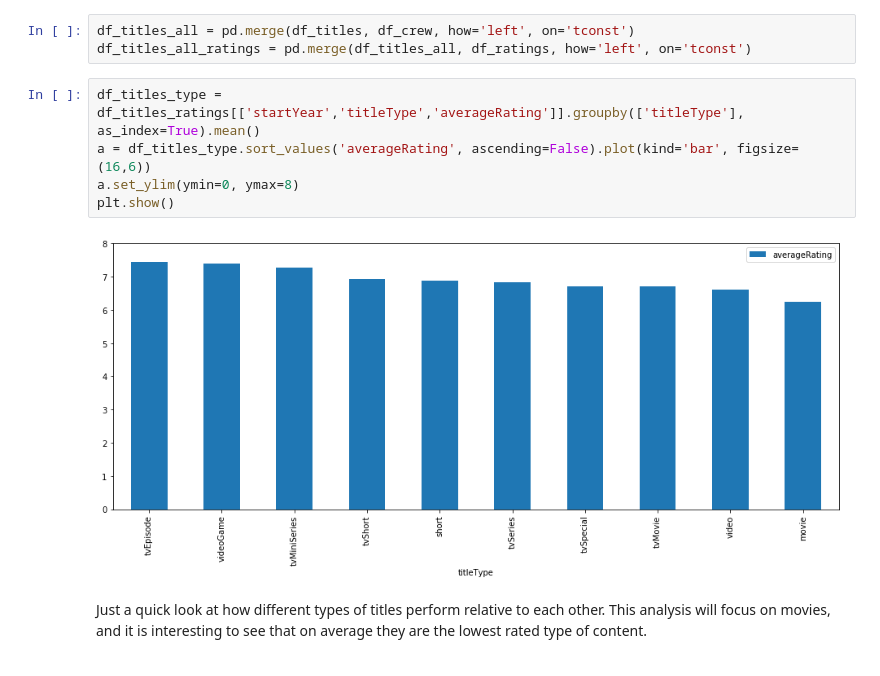
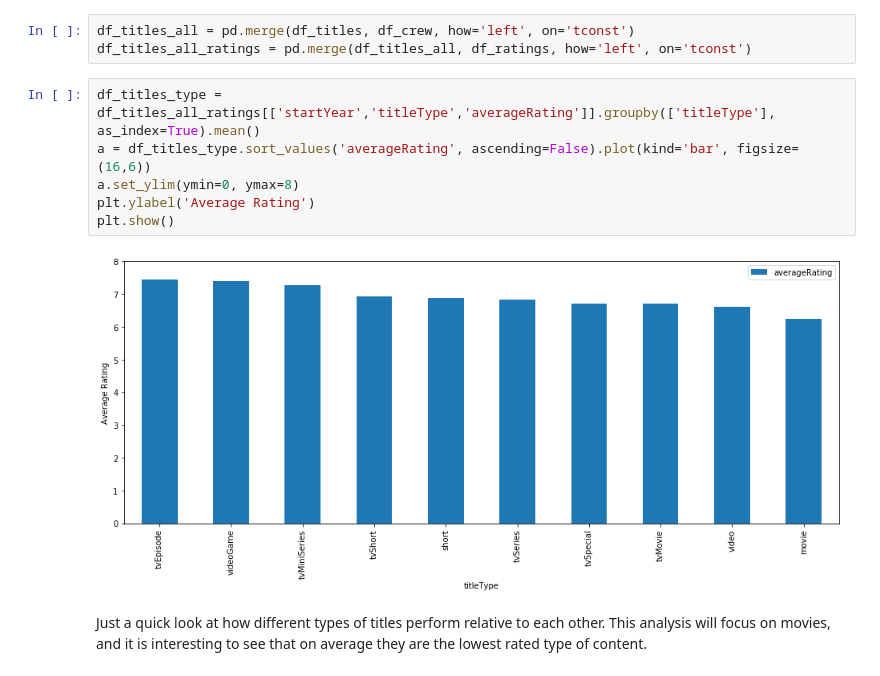
Before and after one commit to kylemcorliss/Thinkful, a Jupyter notebook: Fundamentals_Capstone/Capstone_IMDB_ratings.ipynb, the cells around one changed output. Saved outputs shown, nothing was run; the diff lists cells and outputs as text.

```diff
--- a/Fundamentals_Capstone/Capstone_IMDB_ratings.ipynb
+++ b/Fundamentals_Capstone/Capstone_IMDB_ratings.ipynb
@@ -41,12 +42,13 @@ df_names = df_names[['nconst', 'primaryName']]
 df_titles_all = pd.merge(df_titles, df_crew, how='left', on='tconst')
 df_titles_all_ratings = pd.merge(df_titles_all, df_ratings, how='left', on='tconst')
 # %%
-df_titles_type = df_titles_ratings[['startYear','titleType','averageRating']].groupby(['titleType'], as_index=True).mean()
+df_titles_type = df_titles_all_ratings[['startYear','titleType','averageRating']].groupby(['titleType'], as_index=True).mean()
 a = df_titles_type.sort_values('averageRating', ascending=False).plot(kind='bar', figsize=(16,6))
 a.set_ylim(ymin=0, ymax=8)
+plt.ylabel('Average Rating')
 plt.show()
 # %% [output]
-[figure, old version]
+[figure, new version]
 # %% [markdown]
 Just a quick look at how different types of titles perform relative to each other. This analysis will focus on movies, and it is interesting to see that on average they are the lowest rated type of content.
 # %%
```
Also changed, not shown: parts of 51 cells of this notebook.
